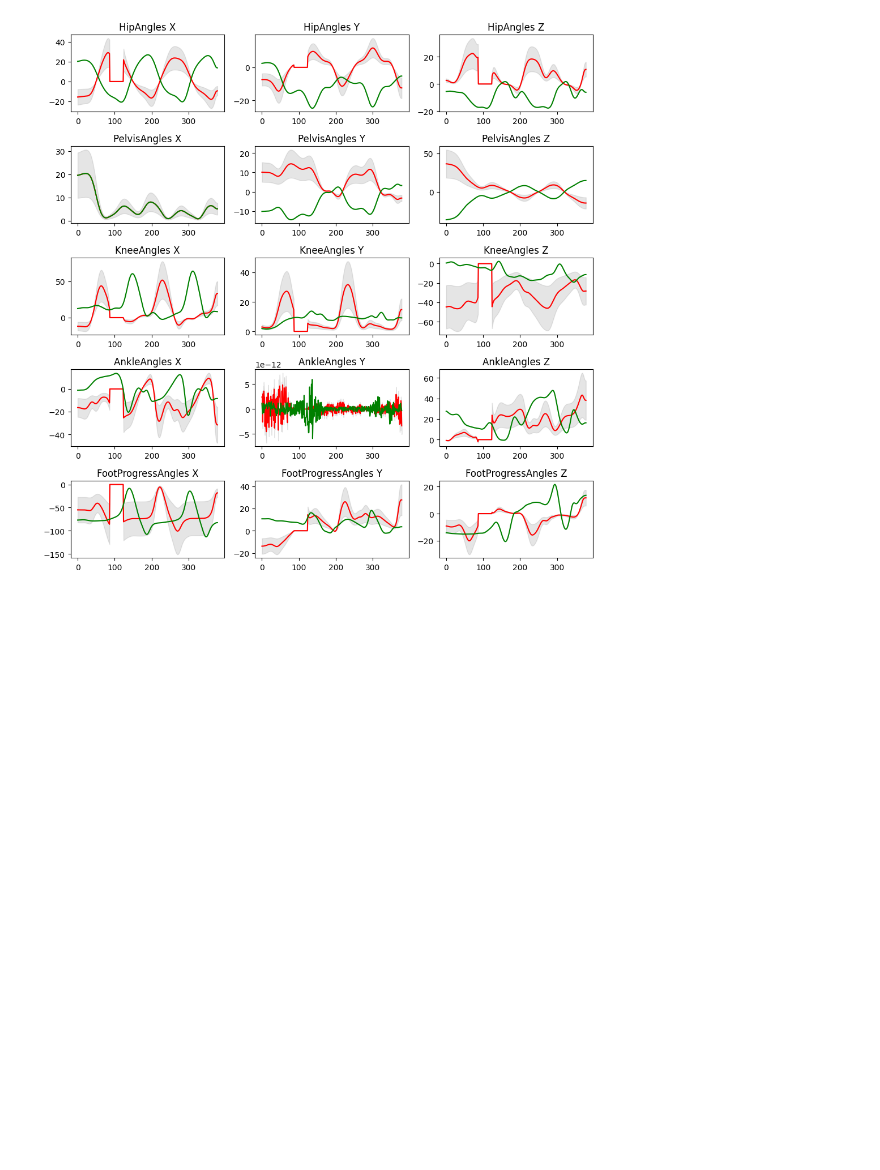
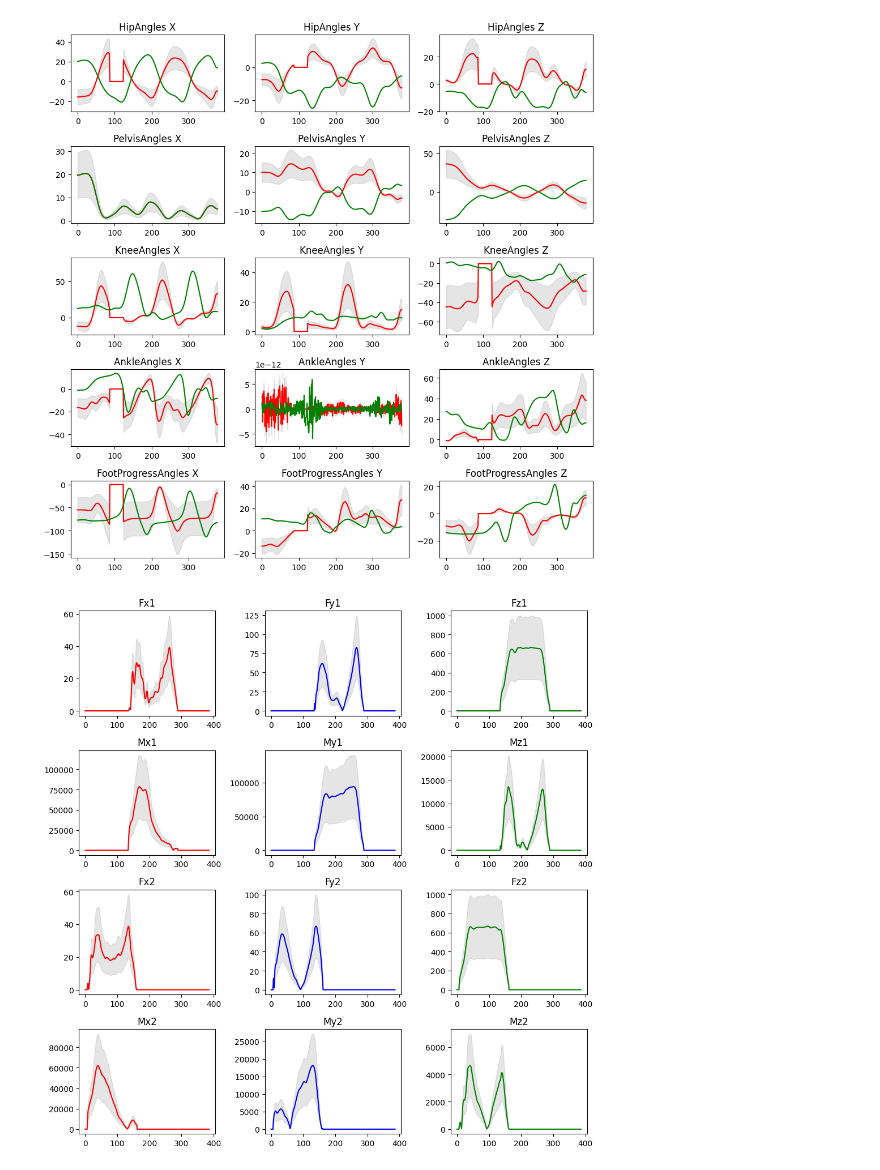
Before and after one commit to AndresJGUTP/marcha_software, a Jupyter notebook: notebooks/graficas-vicon.ipynb, the cells around one changed output. Cells and saved outputs as stored; diff of their text form; code cells hidden in the pictures; blank space fills up the shorter version.

Commit message:
feat(Report): Plot force plate data

```diff
--- a/notebooks/graficas-vicon.ipynb
+++ b/notebooks/graficas-vicon.ipynb
@@ -14,9 +14,17 @@ ANGLES_TO_PLOT = [
 with open('data.c3d', 'rb') as handle:
     reader = c3d.Reader(handle)
     point_labels = [label.strip() for label in reader.point_labels]
+    print(reader.analog_per_frame)
+    analog_labels = [label.strip() for label in reader.analog_labels]
+
     data = list(reader.read_frames())
+
 
 point_data = np.array([tuple_frame[1] for tuple_frame in data])
 point_data = np.transpose(point_data, (2, 1, 0))
 print(point_data.shape)
+
+analog_data = np.array([tuple_frame[2] for tuple_frame in data])
+analog_data = np.transpose(analog_data, (2, 1, 0))
+print(analog_data.shape)
 # %% [output]
@@ -82,3 +94,54 @@ for row, (l_angle_plot, r_angle_plot) in enumerate(ANGLES_TO_PLOT):
 plt.tight_layout()
 # %% [output]
 [figure]
+# %%
+MEASURES_TO_PLOT = [
+        ('Fx1', 'Fy1', 'Fz1'),
+        ('Mx1', 'My1', 'Mz1'),
+        ('Fx2', 'Fy2', 'Fz2'),
+        ('Mx2', 'My2', 'Mz2'),
+]
+
+
+fig, axs = plt.subplots(4, 3, figsize=(10, 10))
+
+for row, (x_measure, y_measure, z_measure) in enumerate(MEASURES_TO_PLOT):
+
+        try:
+                X = np.abs(analog_data[:, analog_labels.index(x_measure), :][0])
+                Y = np.abs(analog_data[:, analog_labels.index(y_measure), :][0])
+                Z = np.abs(analog_data[:, analog_labels.index(z_measure), :][0])
+        except:
+                print(f'No existe: {x_measure}, {y_measure}, {z_measure}')
+                continue
+
+        axs[row, 0].plot(X, 'r')
+        axs[row, 0].set_title(f'{x_measure}')
+        axs[row, 0].fill_between(
+                x= range(len(X)),
+                y1= X+X*0.5,
+                y2= X-X*0.5,
+                color= "gray",
+                alpha= 0.2)
+
+        axs[row, 1].plot(Y, 'b')
+        axs[row, 1].set_title(f'{y_measure}')
+        axs[row, 1].fill_between(
+                x= range(len(Y)),
+                y1= Y+Y*0.5,
+                y2= Y-Y*0.5,
+                color= "gray",
+                alpha= 0.2)
+
+        axs[row, 2].plot(Z, 'g')
+        axs[row, 2].set_title(f'{z_measure}')
+        axs[row, 2].fill_between(
+                x= range(len(Z)),
+                y1= Z+Z*0.5,
+                y2= Z-Z*0.5,
+                color= "gray",
+                alpha= 0.2)
+
+plt.tight_layout()
+# %% [output]
+[figure, added]
```
Also changed, not shown: parts of 2 cells of this notebook, 5 other files.
